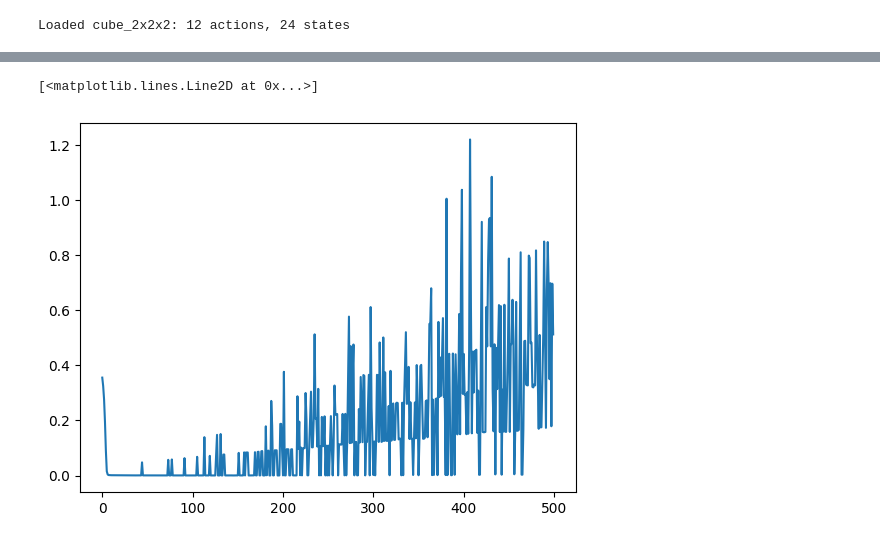
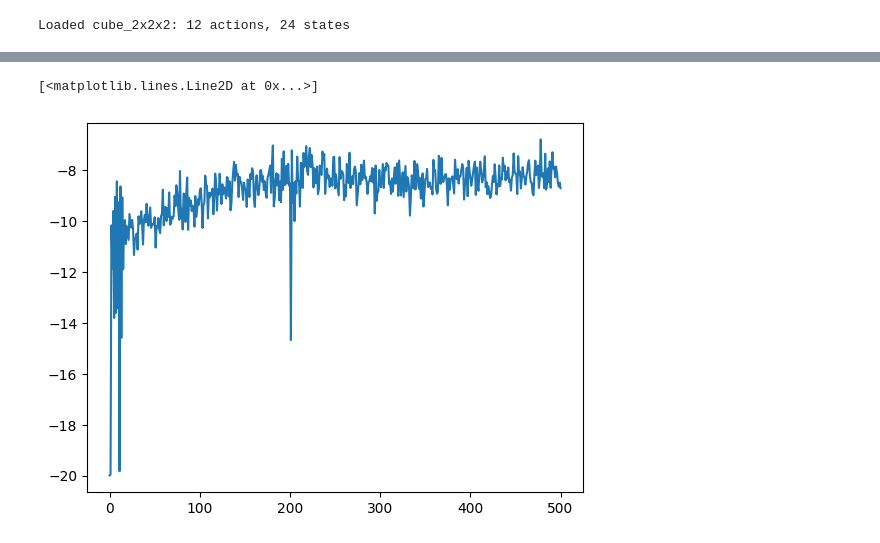
Before and after one commit to LeonY117/polytope-permutation, a Jupyter notebook: agent.ipynb, the cells around one changed output, grey strips where cells are left out. Drawn from its saved outputs; the diff is of its cells as text; code cells hidden in the pictures.

```diff
--- a/agent.ipynb
+++ b/agent.ipynb
@@ -136,7 +137,7 @@ env_config = {
     "max_steps": 20,
     "reset_config": {
         "sampler": "uniform",
-        "shuffle_range": [1, 2],
+        "shuffle_range": [1, 5],
     },
     "reward_config": {
         "success": 10,
@@ -197,0 +215,4 @@ Loaded cube_2x2x2: 12 actions, 24 states
+# %%
+density = 500
+gap = len(history['loss'])//density
+plt.plot(history['loss'][::gap])
@@ -198,5 +228,5 @@ Loaded cube_2x2x2: 12 actions, 24 states
 # %%
-plt.plot(loss_history)
+plt.plot(history["reward"][::gap])
 # %% [output]
 [<matplotlib.lines.Line2D at 0x...>]
-[figure, old version]
+[figure, new version]
```
Also changed, not shown: parts of 12 cells of this notebook.
